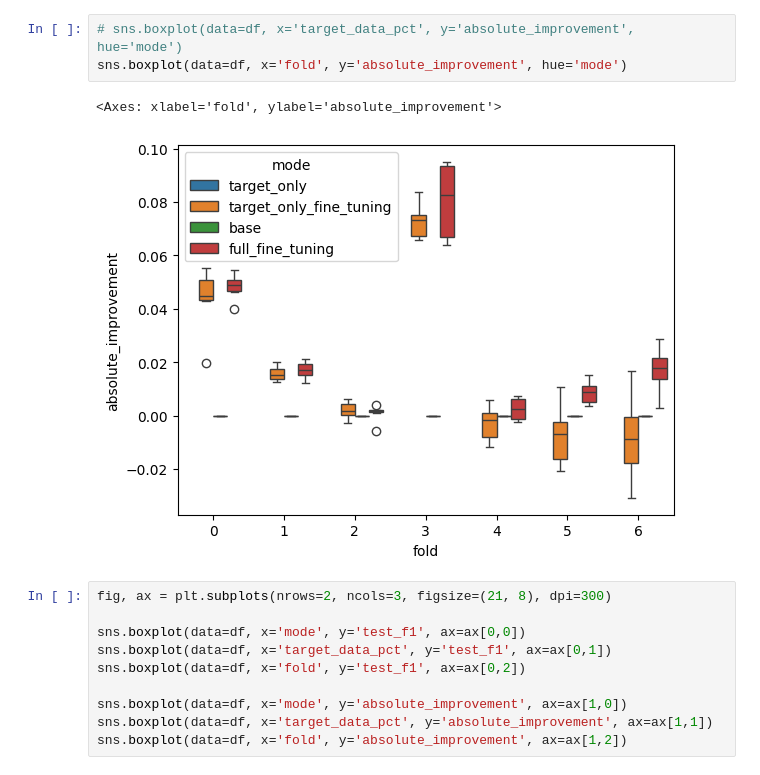
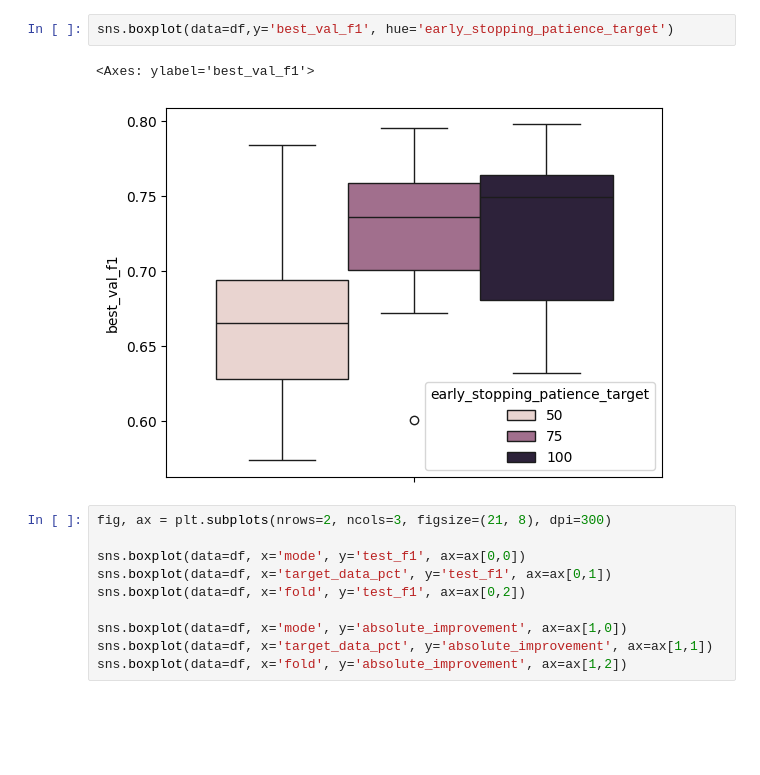
Before and after one commit to smithandrewk/ml-customization, a Jupyter notebook: eval_two_stage.ipynb, the cells around one changed output. Saved outputs shown, nothing was run; the diff lists cells and outputs as text; blank space fills up the shorter version.

```diff
--- a/eval_two_stage.ipynb
+++ b/eval_two_stage.ipynb
@@ -80,9 +138,8 @@ sns.heatmap(pivot_df, annot=True, cmap='Blues')
 # %%
-# sns.boxplot(data=df, x='target_data_pct', y='absolute_improvement', hue='mode')
-sns.boxplot(data=df, x='fold', y='absolute_improvement', hue='mode')
+sns.boxplot(data=df,y='best_val_f1', hue='early_stopping_patience_target')
 # %% [output]
-<Axes: xlabel='fold', ylabel='absolute_improvement'>
+<Axes: ylabel='best_val_f1'>
-[figure, old version]
+[figure, new version]
 # %%
 fig, ax = plt.subplots(nrows=2, ncols=3, figsize=(21, 8), dpi=300)
 
```
Also changed, not shown: parts of 5 cells of this notebook, 5 other files.
